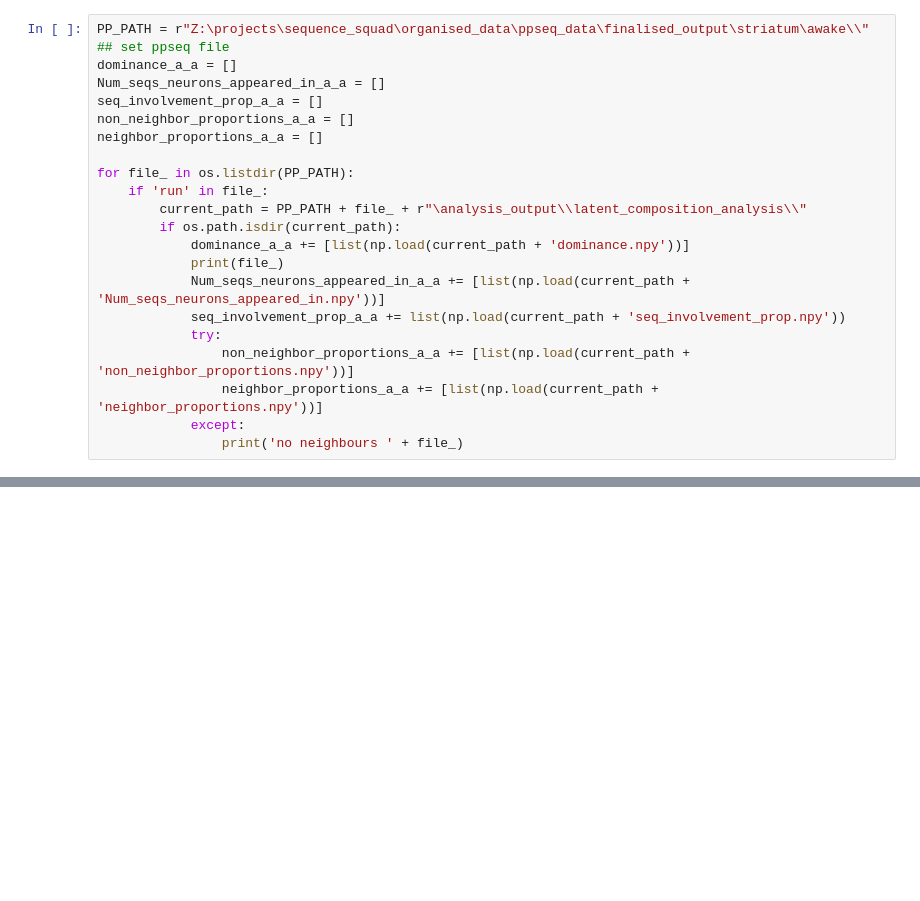
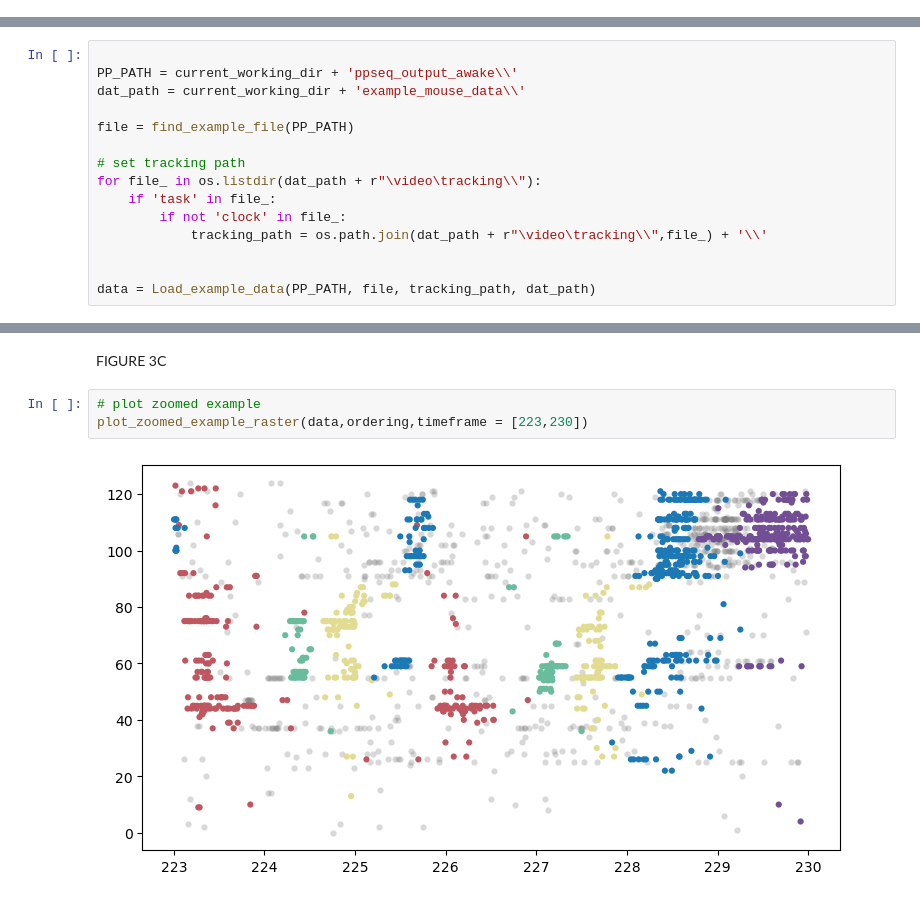
Before and after one commit to EmmettJT/procedural_replay_paper-, a Jupyter notebook: figure3/Fig3_plots_.ipynb, the cells around one changed output, grey strips where cells are left out. Cells and saved outputs as stored; diff of their text form; blank space fills up the shorter version.

```diff
--- a/figure3/Fig3_plots_.ipynb
+++ b/figure3/Fig3_plots_.ipynb
@@ -1395,22 +0,0 @@ for i in range(len(np.cumsum(gap_means))):
-# %%
-PP_PATH = r"Z:\projects\sequence_squad\organised_data\ppseq_data\finalised_output\striatum\awake\\"
-## set ppseq file
-dominance_a_a = []
-Num_seqs_neurons_appeared_in_a_a = []
-seq_involvement_prop_a_a = []
-non_neighbor_proportions_a_a = []
-neighbor_proportions_a_a = []
-
-for file_ in os.listdir(PP_PATH):
-    if 'run' in file_:
-        current_path = PP_PATH + file_ + r"\analysis_output\\latent_composition_analysis\\"
-        if os.path.isdir(current_path):
-            dominance_a_a += [list(np.load(current_path + 'dominance.npy'))]
-            print(file_)
-            Num_seqs_neurons_appeared_in_a_a += [list(np.load(current_path + 'Num_seqs_neurons_appeared_in.npy'))]
-            seq_involvement_prop_a_a += list(np.load(current_path + 'seq_involvement_prop.npy'))
-            try:
-                non_neighbor_proportions_a_a += [list(np.load(current_path + 'non_neighbor_proportions.npy'))]
-                neighbor_proportions_a_a += [list(np.load(current_path + 'neighbor_proportions.npy'))]
-            except:
-                print('no neighbours ' + file_)
@@ -1456,0 +635,15 @@ ax.set_ylim(0,1)
+# %%
+
+PP_PATH = current_working_dir + 'ppseq_output_awake\\'
+dat_path = current_working_dir + 'example_mouse_data\\'
+
+file = find_example_file(PP_PATH)
+
+# set tracking path
+for file_ in os.listdir(dat_path + r"\video\tracking\\"):
+    if 'task' in file_:
+        if not 'clock' in file_:
+            tracking_path = os.path.join(dat_path + r"\video\tracking\\",file_) + '\\'
+
+
+data = Load_example_data(PP_PATH, file, tracking_path, dat_path)
@@ -1456,0 +694,7 @@ ax.set_ylim(0,1)
+# %% [markdown]
+FIGURE 3C
+# %%
+# plot zoomed example
+plot_zoomed_example_raster(data,ordering,timeframe = [223,230])
+# %% [output]
+[figure, added]
```
Also changed, not shown: parts of 40 cells of this notebook.
